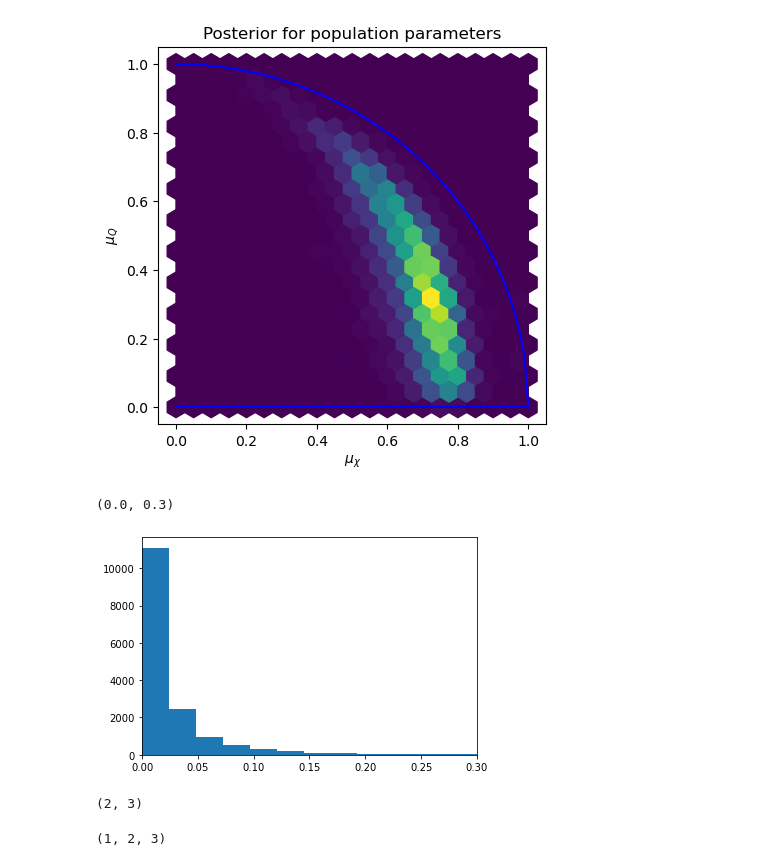
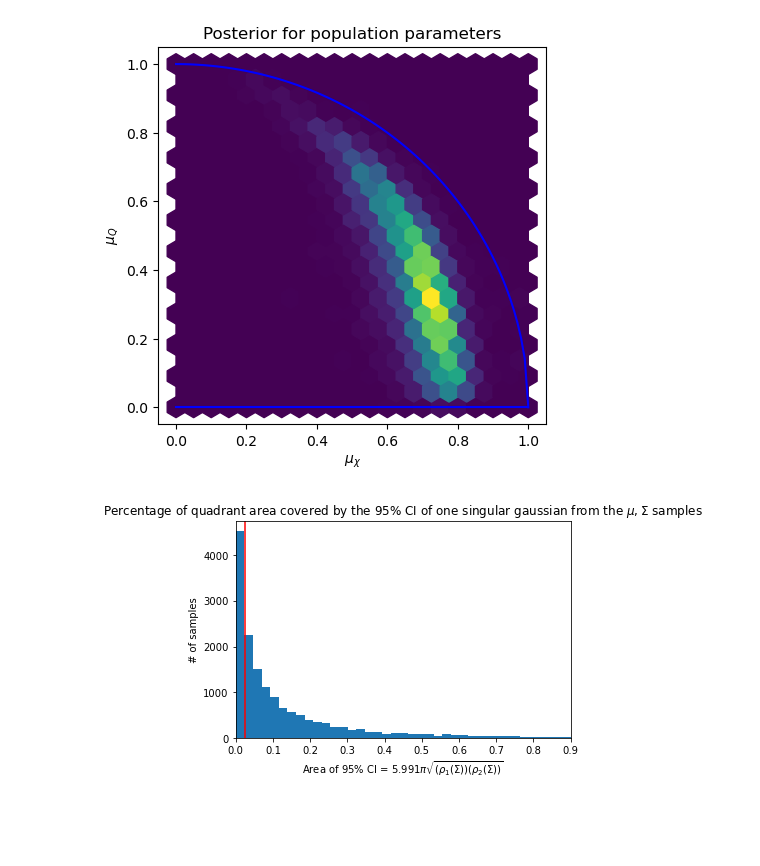
Before and after one commit to Potatoasad/charged-ringdown-analysis-tools, a Jupyter notebook: testing/PyStanCode.ipynb, the cells around one changed output. Drawn from its saved outputs; the diff is of its cells as text; code cells hidden in the pictures; blank space fills up the shorter version.

```diff
--- a/testing/PyStanCode.ipynb
+++ b/testing/PyStanCode.ipynb
@@ -108,10 +108,5 @@ plt.show()
 # %%
 x = new_pystan_fit.posterior['Mu'].values
 # %%
-A = np.array([np.linalg.eig(i)[0].max() for i in reshape(new_pystan_fit.posterior['Sigma'].values)])
+area_of_95_ellipse = lambda x: 5.991*np.pi*x[0]*x[1]
+A = np.array([area_of_95_ellipse(np.sqrt(np.linalg.eig(i)[0]))/(np.pi/4) for i in reshape(new_pystan_fit.posterior['Sigma'].values)])
-# %%
-plt.hist(A, bins=100)
-plt.xlim([0,0.3])
-# %% [output]
-(0.0, 0.3)
-[figure, removed]
@@ -120,8 +113,10 @@ a = (a[0]*a[1], *(a[2:])
-# %%
-tuple((2,3))
-# %% [output]
-(2, 3)
-# %%
-(1,) + (2,3)
-# %% [output]
-(1, 2, 3)
+# %%
+plt.hist(A, bins=400)
+plt.title(r"Percentage of quadrant area covered by the 95% CI of one singular gaussian from the $\mu, \Sigma$ samples")
+plt.xlabel(r"Area of 95% CI = $5.991\pi\sqrt{(\rho_1(\Sigma))(\rho_2(\Sigma))}$")
+plt.ylabel(r"# of samples")
+plt.axvline(0.025,c='r')
+plt.xlim([0,0.9])
+plt.show()
+# %% [output]
+[figure, added]
```
Also changed, not shown: parts of 10 cells of this notebook, 8 other files.
